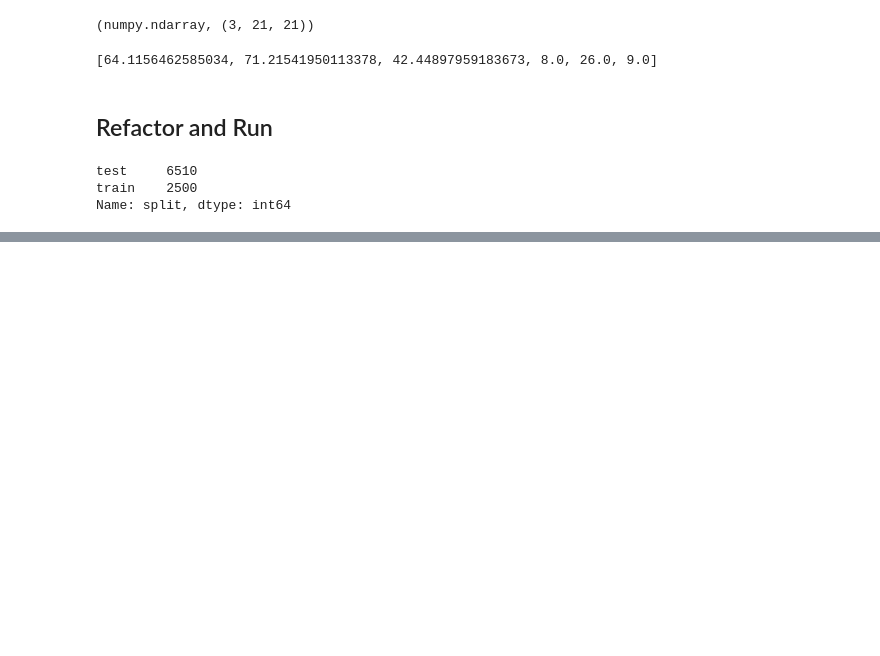
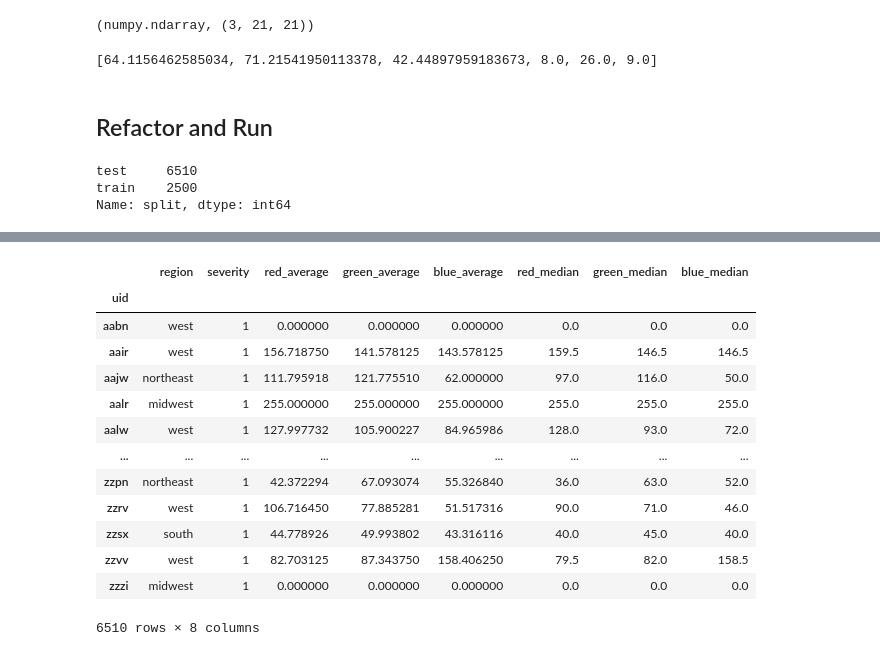
Before and after one commit to keenansamway/Algal-Bloom-Detection, a Jupyter notebook: EDA.ipynb, the cells around one changed output, grey strips where cells are left out. Drawn from its saved outputs; the diff is of its cells as text; code cells hidden in the pictures; blank space fills up the shorter version.

```diff
--- a/EDA.ipynb
+++ b/EDA.ipynb
@@ -784,3 +797,15 @@ image_features.head()
 # %%
 # save out our features!
 image_features.to_csv(BENCHMARK_DATA_DIR / "image_features.csv", index=True)
+# %%
+# bring features into a dataframe
+image_features = pd.DataFrame(features_dict).T
+image_features.columns = [
+    "red_average",
+    "green_average",
+    "blue_average",
+    "red_median",
+    "green_median",
+    "blue_median",
+]
+image_features.head()
@@ -786,0 +1101,23 @@ image_features.to_csv(BENCHMARK_DATA_DIR / "image_features.csv", index=True)
+# %%
+# get the image features for the test set
+test_features = submission_format.join(image_features, how="left", validate="1:1")
+
+# make sure our features are in the same order as the submission format
+assert (test_features.index == submission_format.index).all()
+
+test_features
+# %% [output]
+|  | region | severity | red_average | green_average | blue_average | red_median | green_median | blue_median |
+| uid |  |  |  |  |  |  |  |  |
+| aabn | west | 1 | 0.000000 | 0.000000 | 0.000000 | 0.0 | 0.0 | 0.0 |
+| aair | west | 1 | 156.718750 | 141.578125 | 143.578125 | 159.5 | 146.5 | 146.5 |
+| aajw | northeast | 1 | 111.795918 | 121.775510 | 62.000000 | 97.0 | 116.0 | 50.0 |
+| aalr | midwest | 1 | 255.000000 | 255.000000 | 255.000000 | 255.0 | 255.0 | 255.0 |
+| aalw | west | 1 | 127.997732 | 105.900227 | 84.965986 | 128.0 | 93.0 | 72.0 |
+| ... | ... | ... | ... | ... | ... | ... | ... | ... |
+| zzpn | northeast | 1 | 42.372294 | 67.093074 | 55.326840 | 36.0 | 63.0 | 52.0 |
+| zzrv | west | 1 | 106.716450 | 77.885281 | 51.517316 | 90.0 | 71.0 | 46.0 |
+| zzsx | south | 1 | 44.778926 | 49.993802 | 43.316116 | 40.0 | 45.0 | 40.0 |
+| zzvv | west | 1 | 82.703125 | 87.343750 | 158.406250 | 79.5 | 82.0 | 158.5 |
+| zzzi | midwest | 1 | 0.000000 | 0.000000 | 0.000000 | 0.0 | 0.0 | 0.0 |
+6510 rows × 8 columns
```
Also changed, not shown: parts of 37 cells of this notebook.
